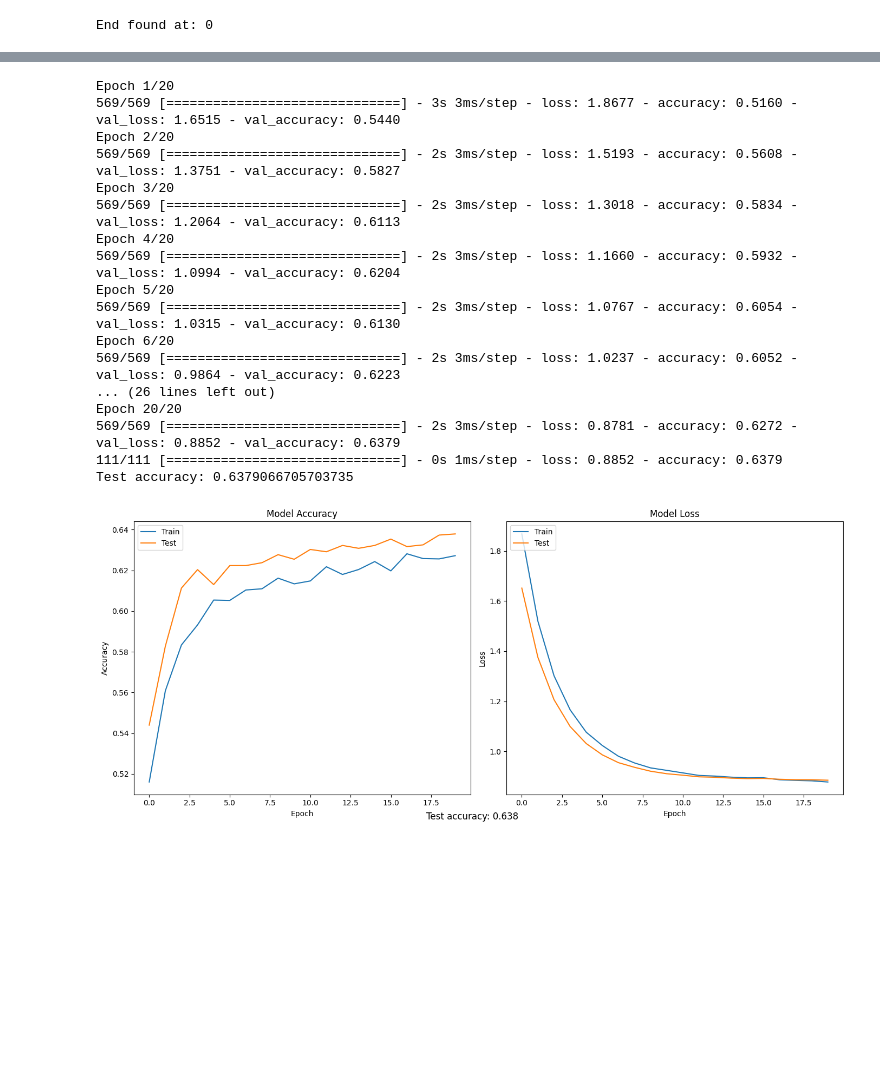
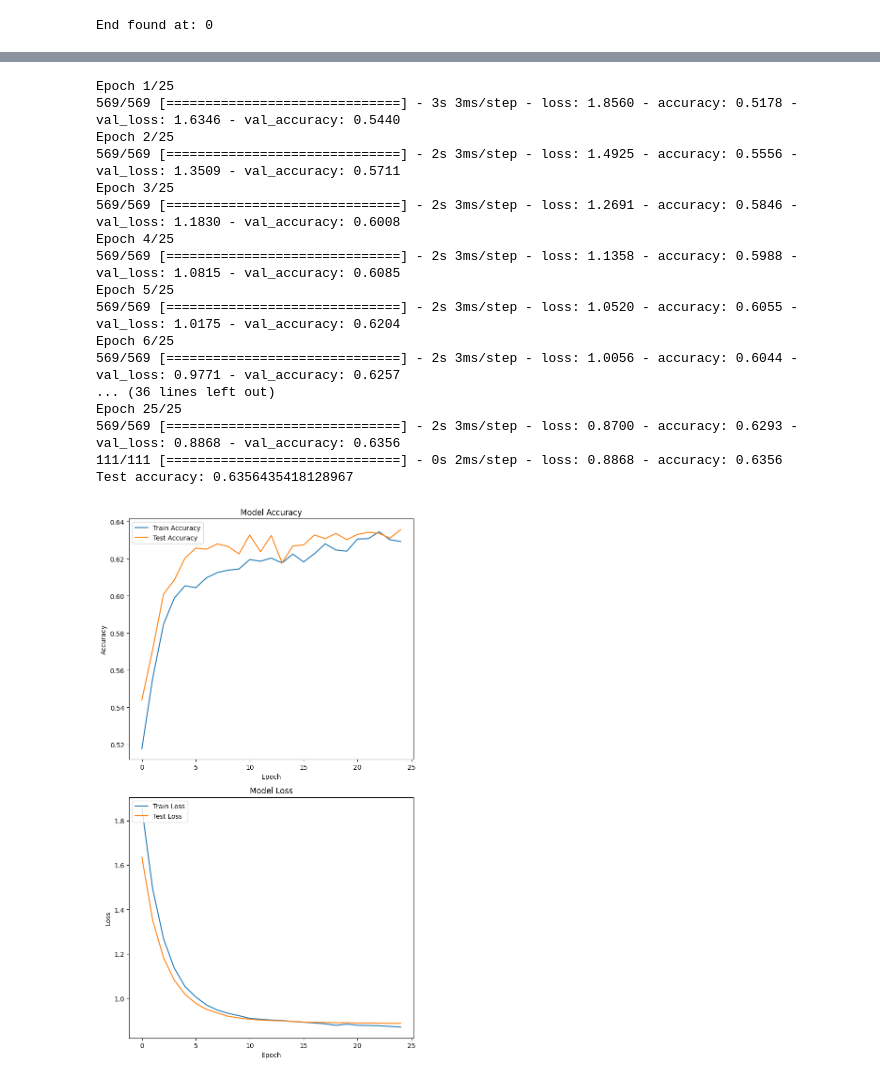
Before and after one commit to Paul-Winpenny/CompBioProject, a Jupyter notebook: Project.ipynb, the cells around one changed output, grey strips where cells are left out. Drawn from its saved outputs; the diff is of its cells as text; code cells hidden in the pictures; blank space fills up the shorter version.

```diff
--- a/Project.ipynb
+++ b/Project.ipynb
@@ -245,7 +241,7 @@ model = build_improved_model(windowed_input_train.shape[1:])
 # Training the model
 history = model.fit(
     windowed_input_train, elab_train,
-    epochs=20,
+    epochs=25,
     validation_data=(windowed_input_test, elab_test),
     batch_size=32
 )
@@ -254,48 +250,50 @@ history = model.fit(
 test_loss, test_accuracy = model.evaluate(windowed_input_test, np.array(elab_test))
 print("Test accuracy:", test_accuracy)
 # %% [output]
-Epoch 1/20
-569/569 [==============================] - 3s 3ms/step - loss: 1.8677 - accuracy: 0.5160 - val_loss: 1.6515 - val_accuracy: 0.5440
-Epoch 2/20
-569/569 [==============================] - 2s 3ms/step - loss: 1.5193 - accuracy: 0.5608 - val_loss: 1.3751 - val_accuracy: 0.5827
-Epoch 3/20
-569/569 [==============================] - 2s 3ms/step - loss: 1.3018 - accuracy: 0.5834 - val_loss: 1.2064 - val_accuracy: 0.6113
-Epoch 4/20
-569/569 [==============================] - 2s 3ms/step - loss: 1.1660 - accuracy: 0.5932 - val_loss: 1.0994 - val_accuracy: 0.6204
-Epoch 5/20
-569/569 [==============================] - 2s 3ms/step - loss: 1.0767 - accuracy: 0.6054 - val_loss: 1.0315 - val_accuracy: 0.6130
-Epoch 6/20
-569/569 [==============================] - 2s 3ms/step - loss: 1.0237 - accuracy: 0.6052 - val_loss: 0.9864 - val_accuracy: 0.6223
-... (26 lines left out)
-Epoch 20/20
-569/569 [==============================] - 2s 3ms/step - loss: 0.8781 - accuracy: 0.6272 - val_loss: 0.8852 - val_accuracy: 0.6379
-111/111 [==============================] - 0s 1ms/step - loss: 0.8852 - accuracy: 0.6379
-Test accuracy: 0.6379066705703735
+Epoch 1/25
+569/569 [==============================] - 3s 3ms/step - loss: 1.8560 - accuracy: 0.5178 - val_loss: 1.6346 - val_accuracy: 0.5440
+Epoch 2/25
+569/569 [==============================] - 2s 3ms/step - loss: 1.4925 - accuracy: 0.5556 - val_loss: 1.3509 - val_accuracy: 0.5711
+Epoch 3/25
+569/569 [==============================] - 2s 3ms/step - loss: 1.2691 - accuracy: 0.5846 - val_loss: 1.1830 - val_accuracy: 0.6008
+Epoch 4/25
+569/569 [==============================] - 2s 3ms/step - loss: 1.1358 - accuracy: 0.5988 - val_loss: 1.0815 - val_accuracy: 0.6085
+Epoch 5/25
+569/569 [==============================] - 2s 3ms/step - loss: 1.0520 - accuracy: 0.6055 - val_loss: 1.0175 - val_accuracy: 0.6204
+Epoch 6/25
+569/569 [==============================] - 2s 3ms/step - loss: 1.0056 - accuracy: 0.6044 - val_loss: 0.9771 - val_accuracy: 0.6257
+... (36 lines left out)
+Epoch 25/25
+569/569 [==============================] - 2s 3ms/step - loss: 0.8700 - accuracy: 0.6293 - val_loss: 0.8868 - val_accuracy: 0.6356
+111/111 [==============================] - 0s 2ms/step - loss: 0.8868 - accuracy: 0.6356
+Test accuracy: 0.6356435418128967
 # %%
 
-# Plotting the accuracy and loss
-plt.figure(figsize=(14, 6))
-plt.subplot(1, 2, 1)
-plt.plot(history.history['accuracy'], label='Train')
-plt.plot(history.history['val_accuracy'], label='Test')
+# Set up a figure to host two subplots vertically
+plt.figure(figsize=(7, 12))  # Adjusted figure size for vertical layout
+
+# Subplot for the accuracy
+plt.subplot(2, 1, 1)  # 2 rows, 1 column, 1st subplot (top)
+plt.plot(history.history['accuracy'], label='Train Accuracy')
+plt.plot(history.history['val_accuracy'], label='Test Accuracy')
 plt.title('Model Accuracy')
 plt.ylabel('Accuracy')
 plt.xlabel('Epoch')
 plt.legend(loc='upper left')
 
-plt.subplot(1, 2, 2)
-plt.plot(history.history['loss'], label='Train')
-plt.plot(history.history['val_loss'], label='Test')
+# Subplot for the loss
+plt.subplot(2, 1, 2)  # 2 rows, 1 column, 2nd subplot (bottom)
+plt.plot(history.history['loss'], label='Train Loss')
+plt.plot(history.history['val_loss'], label='Test Loss')
 plt.title('Model Loss')
 plt.ylabel('Loss')
 plt.xlabel('Epoch')
 plt.legend(loc='upper left')
-plt.tight_layout()
-plt.figtext(0.5, 0.02, f"Test accuracy: {test_accuracy:.3f}", fontsize=12, ha='center')  # Adjust the position of text
 
+plt.tight_layout()  # Adjust layout to prevent overlap
 plt.show()
 # %% [output]
-[figure, old version]
+[figure, new version]
 # %%
 #Confusion matrix normalization
 from sklearn.metrics import confusion_matrix
```
Also changed, not shown: parts of 5 cells of this notebook, 3 other files.
